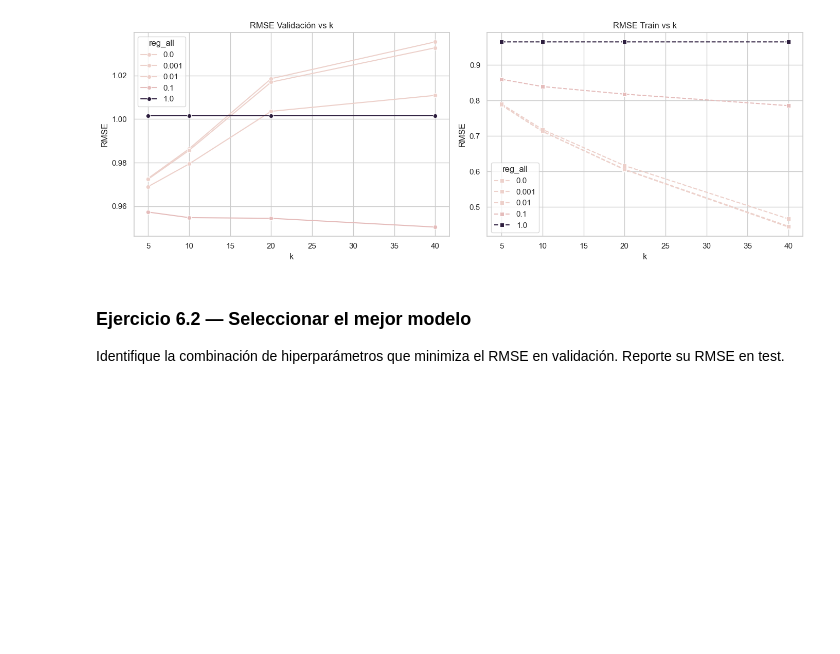
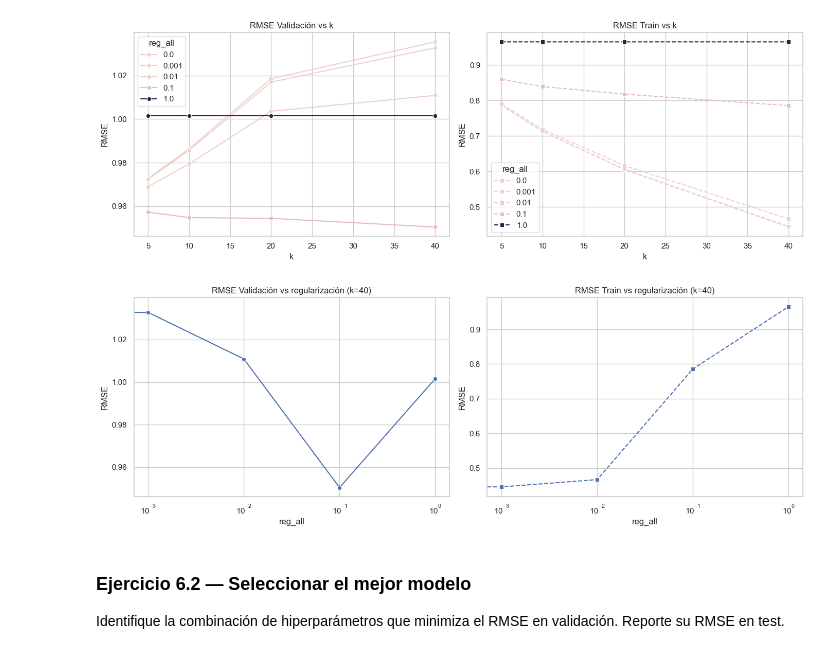
Before and after one commit to bmguzmang/SR-UNIANDES, a Jupyter notebook: Laboratorios/Laboratorio 3/Lab3-05-a.castiblancol-b.guzmang-jc.tovaro1-lj.rojasp1.ipynb, the cells around one changed output. Cells and saved outputs as stored; diff of their text form; code cells hidden in the pictures; blank space fills up the shorter version.

```diff
--- a/Laboratorios/Laboratorio 3/Lab3-05-a.castiblancol-b.guzmang-jc.tovaro1-lj.rojasp1.ipynb
+++ b/Laboratorios/Laboratorio 3/Lab3-05-a.castiblancol-b.guzmang-jc.tovaro1-lj.rojasp1.ipynb
@@ -603,6 +603,26 @@ plt.tight_layout()
 plt.show()
 # %% [output]
 [figure]
+# %%
+best_k = results_df.loc[results_df["rmse_validation"].idxmin(), "k"]
+best_k_df = results_df[results_df["k"] == best_k].copy()
+
+fig, axes = plt.subplots(1, 2, figsize=(14, 5))
+
+sns.lineplot(data=best_k_df, x="reg_all", y="rmse_validation", marker="o", ax=axes[0])
+axes[0].set_title(f"RMSE Validación vs regularización (k={int(best_k)})")
+axes[0].set_ylabel("RMSE")
+axes[0].set_xscale("log")
+
+sns.lineplot(data=best_k_df, x="reg_all", y="rmse_train", marker="s", linestyle="--", ax=axes[1])
+axes[1].set_title(f"RMSE Train vs regularización (k={int(best_k)})")
+axes[1].set_ylabel("RMSE")
+axes[1].set_xscale("log")
+
+plt.tight_layout()
+plt.show()
+# %% [output]
+[figure, added]
 # %% [markdown]
 ### Ejercicio 6.2 — Seleccionar el mejor modelo
 
```
Also changed, not shown: 1 other file.
